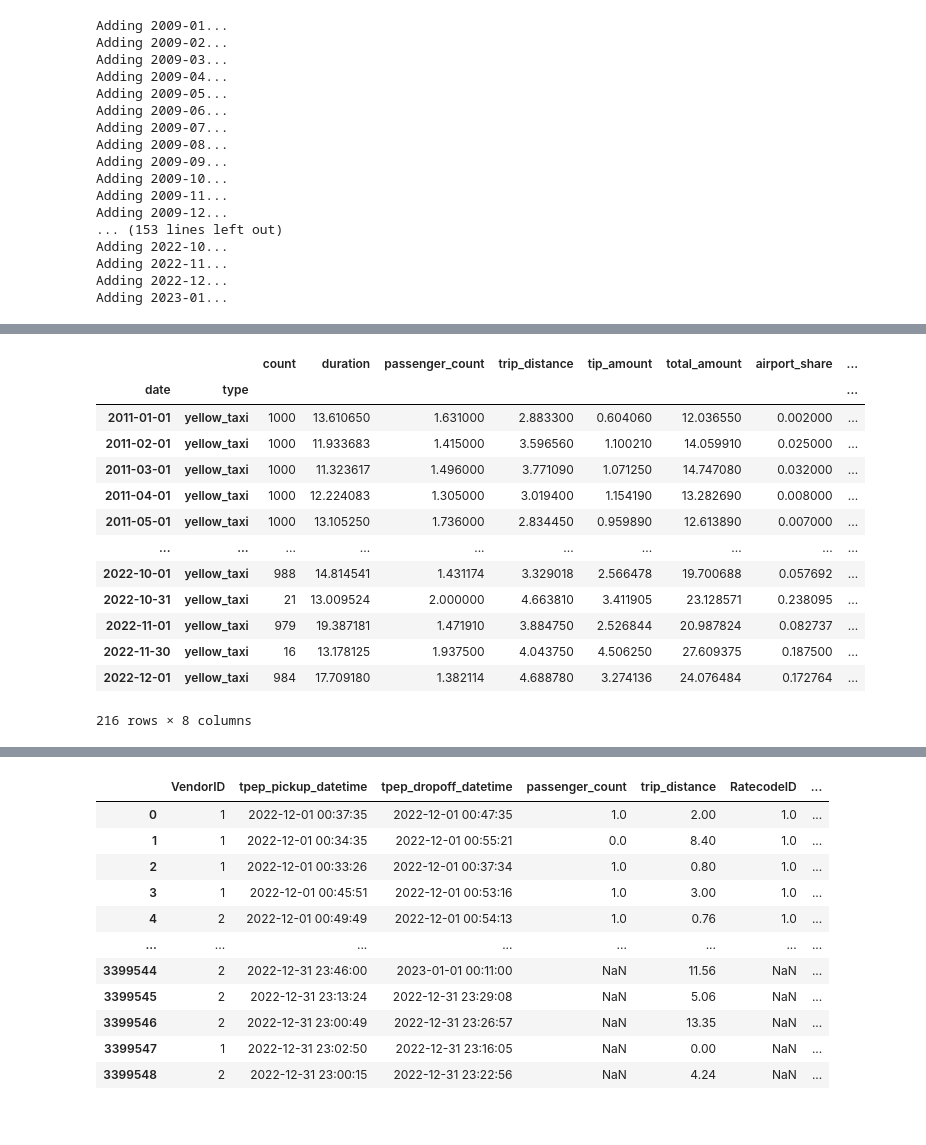
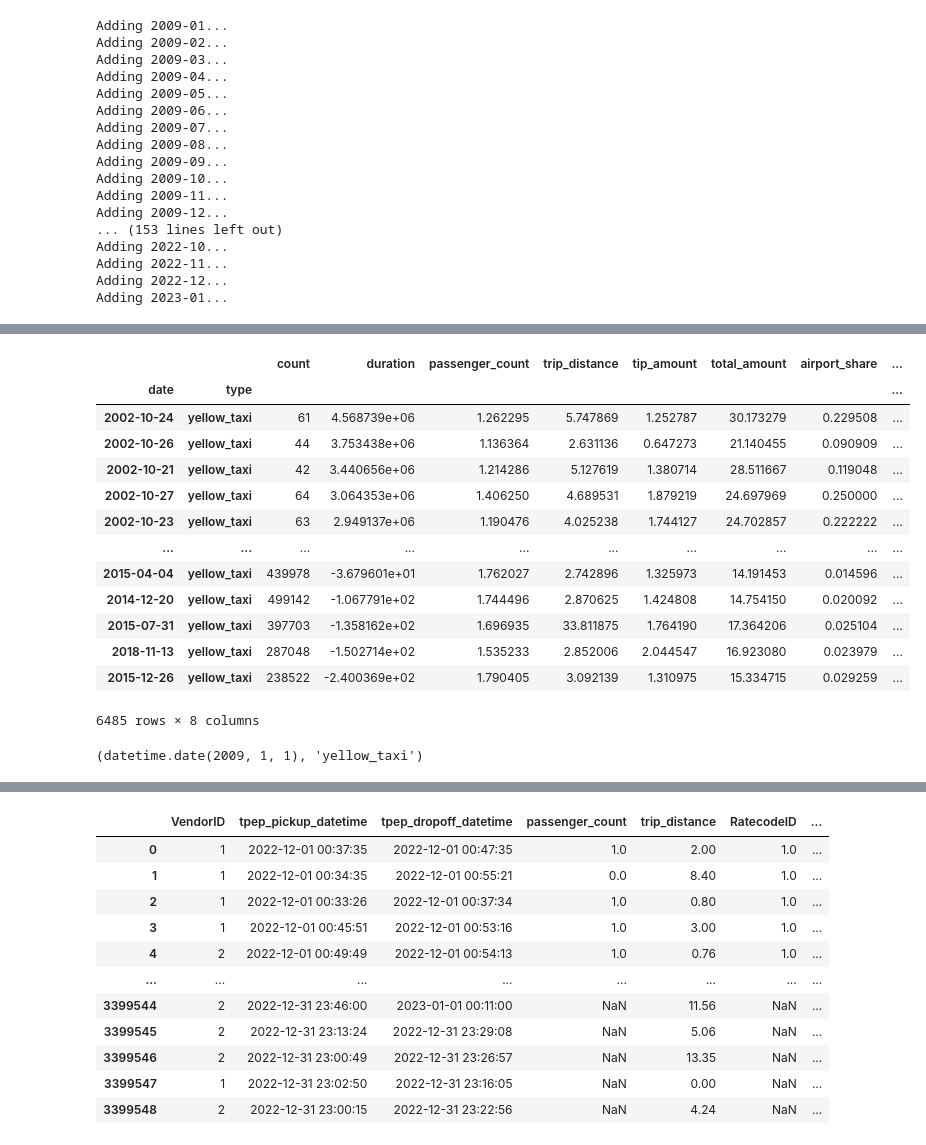
Before and after one commit to tomweinandy/AIinPowerBI, a Jupyter notebook: clean_taxi_data.ipynb, the cells around one changed output, grey strips where cells are left out. Cells and saved outputs as stored; diff of their text form; code cells hidden in the pictures.

```diff
--- a/clean_taxi_data.ipynb
+++ b/clean_taxi_data.ipynb
@@ -142,17 +221,21 @@ data #.to_csv('data.csv')
+# %%
+data.sort_values(by='duration', ascending=False) #.drop_duplicates(subset=['date'])
+# %% [output]
+|  |  | count | duration | passenger_count | trip_distance | tip_amount | total_amount | airport_share | ... |
+| date | type |  |  |  |  |  |  |  | ... |
+| 2002-10-24 | yellow_taxi | 61 | 4.568739e+06 | 1.262295 | 5.747869 | 1.252787 | 30.173279 | 0.229508 | ... |
+| 2002-10-26 | yellow_taxi | 44 | 3.753438e+06 | 1.136364 | 2.631136 | 0.647273 | 21.140455 | 0.090909 | ... |
+| 2002-10-21 | yellow_taxi | 42 | 3.440656e+06 | 1.214286 | 5.127619 | 1.380714 | 28.511667 | 0.119048 | ... |
+| 2002-10-27 | yellow_taxi | 64 | 3.064353e+06 | 1.406250 | 4.689531 | 1.879219 | 24.697969 | 0.250000 | ... |
+| 2002-10-23 | yellow_taxi | 63 | 2.949137e+06 | 1.190476 | 4.025238 | 1.744127 | 24.702857 | 0.222222 | ... |
+| ... | ... | ... | ... | ... | ... | ... | ... | ... | ... |
+| 2015-04-04 | yellow_taxi | 439978 | -3.679601e+01 | 1.762027 | 2.742896 | 1.325973 | 14.191453 | 0.014596 | ... |
+| 2014-12-20 | yellow_taxi | 499142 | -1.067791e+02 | 1.744496 | 2.870625 | 1.424808 | 14.754150 | 0.020092 | ... |
+| 2015-07-31 | yellow_taxi | 397703 | -1.358162e+02 | 1.696935 | 33.811875 | 1.764190 | 17.364206 | 0.025104 | ... |
+| 2018-11-13 | yellow_taxi | 287048 | -1.502714e+02 | 1.535233 | 2.852006 | 2.044547 | 16.923080 | 0.023979 | ... |
+| 2015-12-26 | yellow_taxi | 238522 | -2.400369e+02 | 1.790405 | 3.092139 | 1.310975 | 15.334715 | 0.029259 | ... |
+6485 rows × 8 columns
 # %%
-data
+data.index[0]
 # %% [output]
-|  |  | count | duration | passenger_count | trip_distance | tip_amount | total_amount | airport_share | ... |
-| date | type |  |  |  |  |  |  |  | ... |
-| 2011-01-01 | yellow_taxi | 1000 | 13.610650 | 1.631000 | 2.883300 | 0.604060 | 12.036550 | 0.002000 | ... |
-| 2011-02-01 | yellow_taxi | 1000 | 11.933683 | 1.415000 | 3.596560 | 1.100210 | 14.059910 | 0.025000 | ... |
-| 2011-03-01 | yellow_taxi | 1000 | 11.323617 | 1.496000 | 3.771090 | 1.071250 | 14.747080 | 0.032000 | ... |
-| 2011-04-01 | yellow_taxi | 1000 | 12.224083 | 1.305000 | 3.019400 | 1.154190 | 13.282690 | 0.008000 | ... |
-| 2011-05-01 | yellow_taxi | 1000 | 13.105250 | 1.736000 | 2.834450 | 0.959890 | 12.613890 | 0.007000 | ... |
-| ... | ... | ... | ... | ... | ... | ... | ... | ... | ... |
-| 2022-10-01 | yellow_taxi | 988 | 14.814541 | 1.431174 | 3.329018 | 2.566478 | 19.700688 | 0.057692 | ... |
-| 2022-10-31 | yellow_taxi | 21 | 13.009524 | 2.000000 | 4.663810 | 3.411905 | 23.128571 | 0.238095 | ... |
-| 2022-11-01 | yellow_taxi | 979 | 19.387181 | 1.471910 | 3.884750 | 2.526844 | 20.987824 | 0.082737 | ... |
-| 2022-11-30 | yellow_taxi | 16 | 13.178125 | 1.937500 | 4.043750 | 4.506250 | 27.609375 | 0.187500 | ... |
-| 2022-12-01 | yellow_taxi | 984 | 17.709180 | 1.382114 | 4.688780 | 3.274136 | 24.076484 | 0.172764 | ... |
-216 rows × 8 columns
+(datetime.date(2009, 1, 1), 'yellow_taxi')
```
Also changed, not shown: parts of 9 cells of this notebook.
